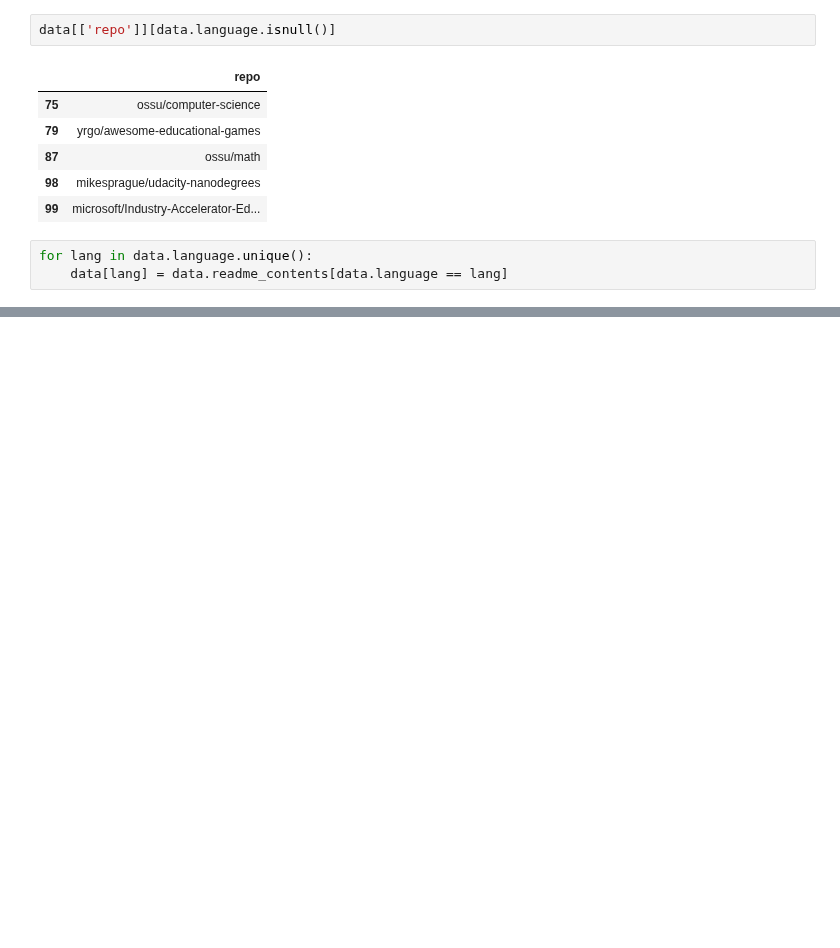
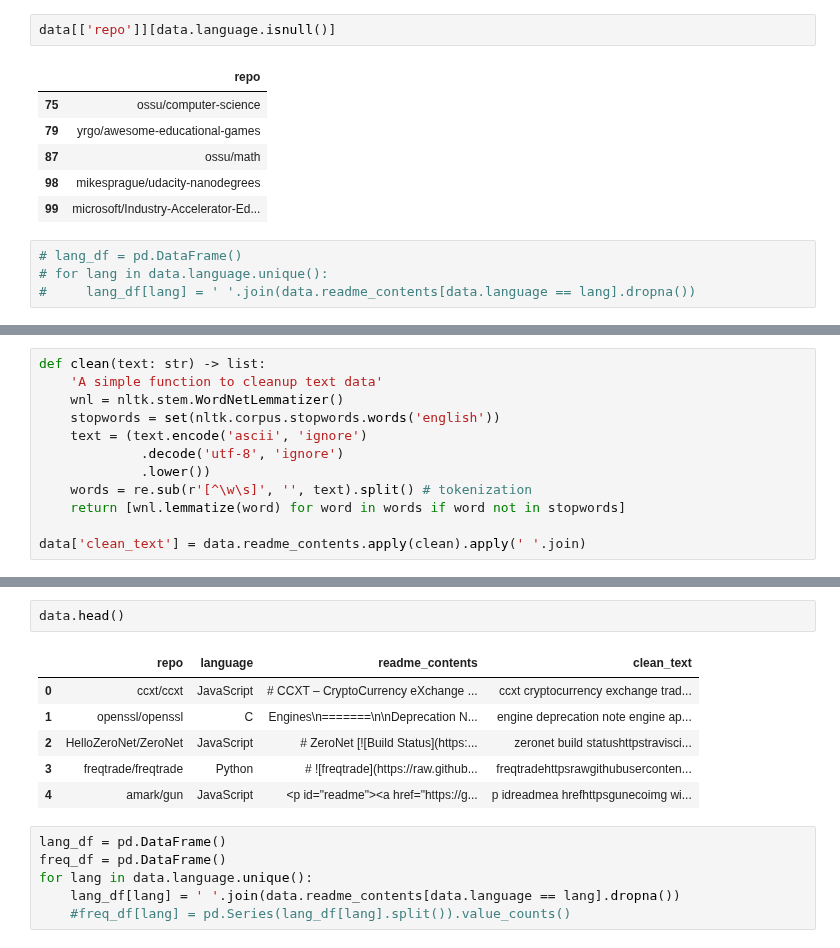
Before and after one commit to codeup-nlp/nlp-project, a Jupyter notebook: mathias_explore.ipynb, the cells around one changed output, grey strips where cells are left out. Drawn from its saved outputs; the diff is of its cells as text; blank space fills up the shorter version.

```diff
--- a/mathias_explore.ipynb
+++ b/mathias_explore.ipynb
@@ -352,6 +309,7 @@ data[['repo']][data.language.isnull()]
 | 98 | mikesprague/udacity-nanodegrees |
 | 99 | microsoft/Industry-Accelerator-Ed... |
 # %%
-for lang in data.language.unique():
-    data[lang] = data.readme_contents[data.language == lang]
+# lang_df = pd.DataFrame()
+# for lang in data.language.unique():
+#     lang_df[lang] = ' '.join(data.readme_contents[data.language == lang].dropna())
 # %%
@@ -411,0 +429,12 @@ word_counts.sort_values(by='python_freq',ascending=False).head(10)
+# %%
+def clean(text: str) -> list:
+    'A simple function to cleanup text data'
+    wnl = nltk.stem.WordNetLemmatizer()
+    stopwords = set(nltk.corpus.stopwords.words('english'))
+    text = (text.encode('ascii', 'ignore')
+             .decode('utf-8', 'ignore')
+             .lower())
+    words = re.sub(r'[^\w\s]', '', text).split() # tokenization
+    return [wnl.lemmatize(word) for word in words if word not in stopwords]
+
+data['clean_text'] = data.readme_contents.apply(clean).apply(' '.join)
@@ -411,0 +461,15 @@ word_counts.sort_values(by='python_freq',ascending=False).head(10)
+# %%
+data.head()
+# %% [output]
+|  | repo | language | readme_contents | clean_text |
+| 0 | ccxt/ccxt | JavaScript | # CCXT – CryptoCurrency eXchange ... | ccxt cryptocurrency exchange trad... |
+| 1 | openssl/openssl | C | Engines\n=======\n\nDeprecation N... | engine deprecation note engine ap... |
+| 2 | HelloZeroNet/ZeroNet | JavaScript | # ZeroNet [![Build Status](https:... | zeronet build statushttpstravisci... |
+| 3 | freqtrade/freqtrade | Python | # ![freqtrade](https://raw.github... | freqtradehttpsrawgithubuserconten... |
+| 4 | amark/gun | JavaScript | <p id="readme"><a href="https://g... | p idreadmea hrefhttpsgunecoimg wi... |
+# %%
+lang_df = pd.DataFrame()
+freq_df = pd.DataFrame()
+for lang in data.language.unique():
+    lang_df[lang] = ' '.join(data.readme_contents[data.language == lang].dropna())
+    #freq_df[lang] = pd.Series(lang_df[lang].split()).value_counts()
```
Also changed, not shown: parts of 16 cells of this notebook, 1 other file.
